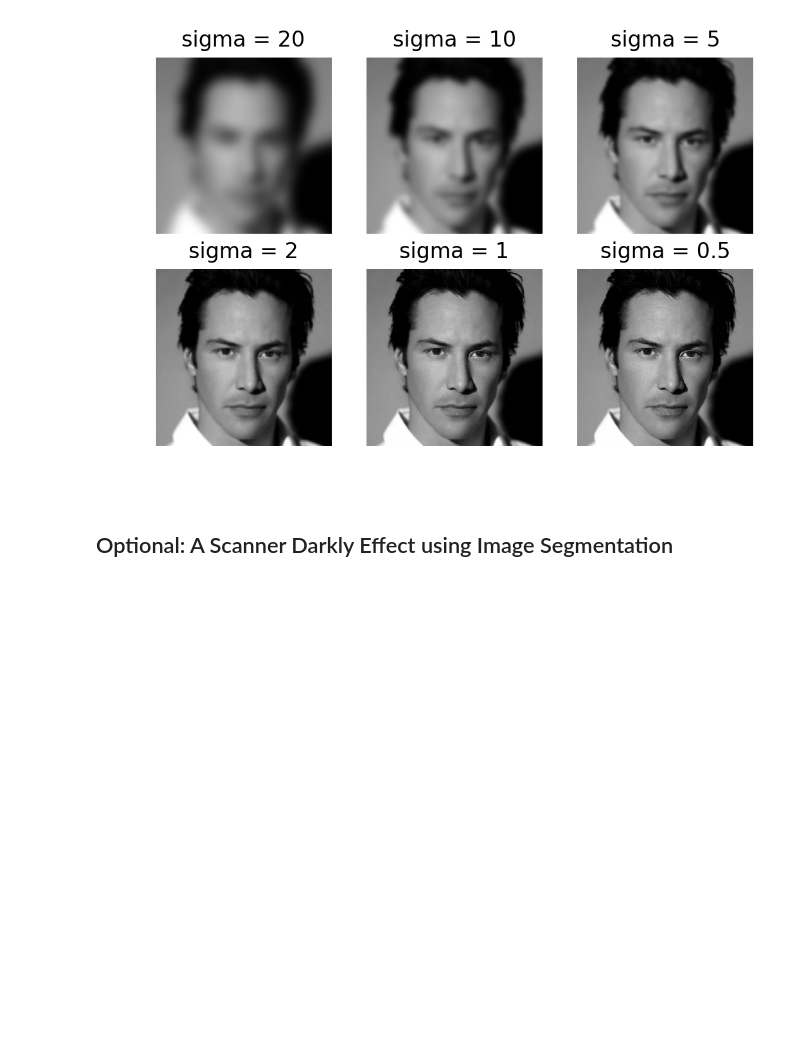
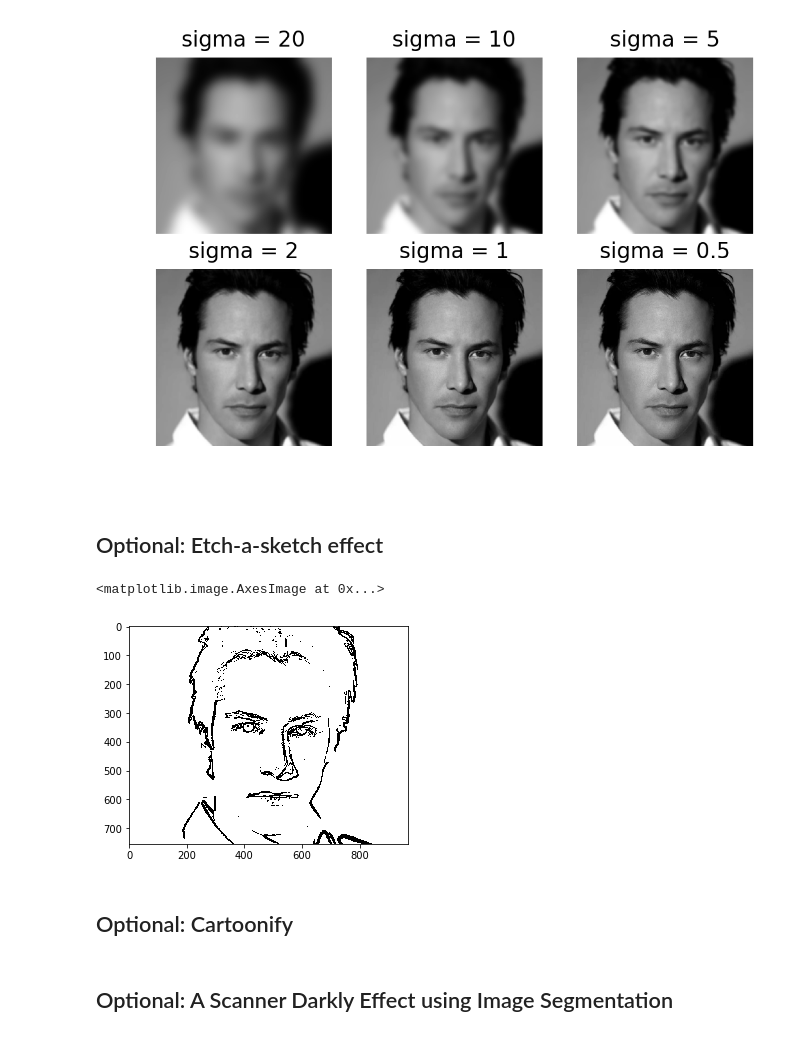
Before and after one commit to TheAnig/computer-vision, a Jupyter notebook: hw2/hw2-soln.ipynb, the cells around one changed output. Cells and saved outputs as stored; diff of their text form; code cells hidden in the pictures; blank space fills up the shorter version.

```diff
--- a/hw2/hw2-soln.ipynb
+++ b/hw2/hw2-soln.ipynb
@@ -27,3 +27,28 @@ for sigma in sigmas:
     axarr[int(idx/3), idx%3].imshow(filteredIm, cmap = 'gray', aspect='auto')
 # %% [output]
 [figure]
+# %% [markdown]
+## Optional: Etch-a-sketch effect
+# %%
+from skimage.color import rgb2gray
+from skimage.util import invert
+from skimage.filters import sobel, threshold_otsu
+
+keanu_colour = imread('keanu_colour.jpg')
+
+blur_keanu = gaussian(keanu_colour)
+
+clean_keanu = rgb2gray(blur_keanu)
+
+edge_keanu = sobel(clean_keanu)
+
+thresh_mesh = threshold_otsu(edge_keanu)
+
+binary_keanu = edge_keanu > thresh_mesh
+
+plt.imshow(invert(binary_keanu), cmap = 'gray')
+# %% [output]
+<matplotlib.image.AxesImage at 0x...>
+[figure, added]
+# %% [markdown]
+## Optional: Cartoonify
```
Also changed, not shown: parts of 2 cells of this notebook.
